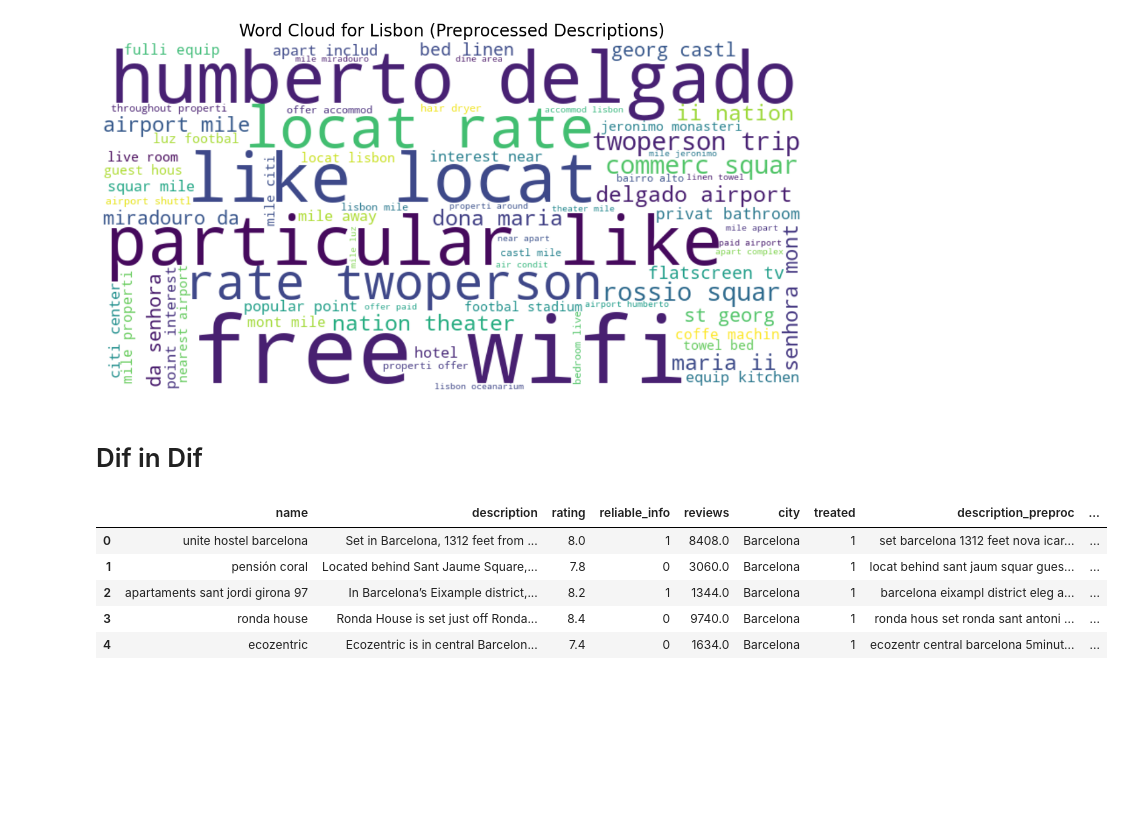
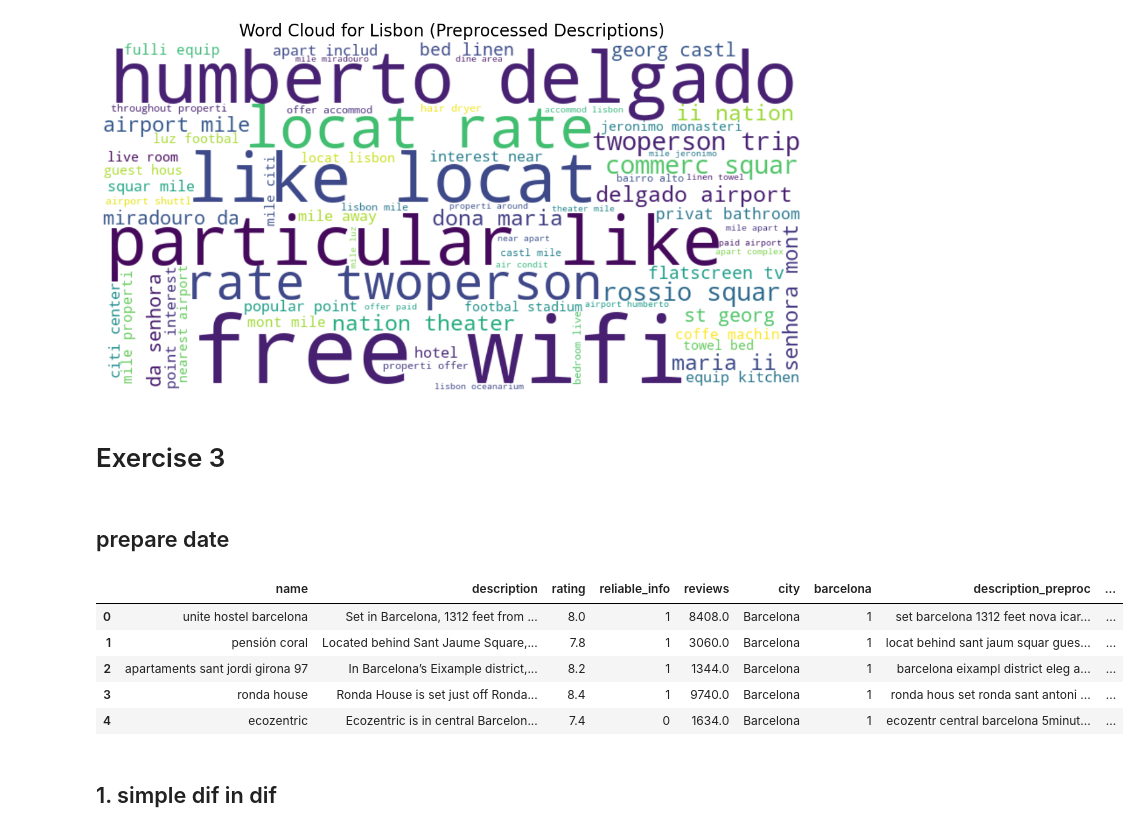
Before and after one commit to DenisProcyon/ITM_project_one, a Jupyter notebook: project.ipynb, the cells around one changed output. Drawn from its saved outputs; the diff is of its cells as text; code cells hidden in the pictures; blank space fills up the shorter version.

```diff
--- a/project.ipynb
+++ b/project.ipynb
@@ -203,22 +226,22 @@ start_pattern = re.compile(r'^Reliable Info:.*?\.', re.IGNORECASE )
 end_pattern = re.compile(r"Distance in property description is calculated using © OpenStreetMap")
 
 # Barcelona
-merged_df_B['match_start'] = merged_df_B.description_1.apply(lambda x: start_pattern.search(x))
+merged_df_B['match_start'] = merged_df_B.description_2.apply(lambda x: start_pattern.search(x))
 merged_df_B['reliable_info'] = merged_df_B['match_start'].notna().astype(int)
-print("#times Reliable Info pattern appears at the start of description_1 in Barcelona")
+print("#times Reliable Info pattern appears at the start of description in Barcelona")
 print(merged_df_B['match_start'].isna().sum())
 
-merged_df_B['match_end'] = merged_df_B.description_1.apply(lambda x: end_pattern.search(x))
-print("#times end pattern does not appear at the start of description_1 in Barcelona")
+merged_df_B['match_end'] = merged_df_B.description_2.apply(lambda x: end_pattern.search(x))
+print("#times end pattern does not appear at the start of description in Barcelona")
 print(merged_df_B['match_end'].isna().sum())
 
 # Lisbon
-merged_df_L['match_start'] = merged_df_L.description_1.apply(lambda x: start_pattern.search(x))
+merged_df_L['match_start'] = merged_df_L.description_2.apply(lambda x: start_pattern.search(x))
 merged_df_L['reliable_info'] = merged_df_L['match_start'].notna().astype(int)
-print("#times Reliable Info pattern does not appear at the start of description_1 in Lisbon")
+print("#times Reliable Info pattern does not appear at the start of description in Lisbon")
 print(merged_df_L['match_start'].isna().sum())
 
-merged_df_L['match_end'] = merged_df_L.description_1.apply(lambda x: end_pattern.search(x))
-print("#times end pattern does not appear at the start of description_1 in Lisbon")
+merged_df_L['match_end'] = merged_df_L.description_2.apply(lambda x: end_pattern.search(x))
+print("#times end pattern does not appear at the start of description in Lisbon")
 print(merged_df_L['match_end'].isna().sum())
 # %% [output]
@@ -368,3 +387,7 @@ def preprocess_stem(text):
 # apply preprocessing to both dataframes
 df_B['description_preproc'] =df_B['description'].apply(preprocess_stem)
 df_L['description_preproc'] =df_L['description'].apply(preprocess_stem)
+
+# only apply lower
+df_B['description_lower'] =df_B['description'].apply(preprocess_lower)
+df_L['description_lower'] =df_L['description'].apply(preprocess_lower)
@@ -447,8 +539,10 @@ generate_wordcloud(
 )
 # %% [output]
 [figure]
-# %% [markdown]
-# Dif in Dif
+# %% [markdown]
+# Exercise 3
+# %% [markdown]
+## prepare date
 # %%
 # Prepare data to run fixed effects model
 
@@ -457,49 +551,51 @@ df_B['city'] = 'Barcelona'
 df_L['city'] = 'Lisbon'
 
 # Add 'treated' indicator: 1 for treated group (Barcelona), 0 for control group (Lisbon)
-df_B['treated'] = 1
-df_L['treated'] = 0
+df_B['barcelona'] = 1
+df_L['barcelona'] = 0
 
 # Melt the DataFrames from wide to long format
 df_B_long = df_B.melt(
-    id_vars=['name', 'description', 'rating', 'reliable_info', 'reviews', 'city', 'treated', 'description_preproc'],
+    id_vars=['name', 'description', 'rating', 'reliable_info', 'reviews', 'city', 'barcelona', 'description_preproc'],
     value_vars=['price_1', 'price_2'],
     var_name='time_period',
     value_name='price'
 )
 
 df_L_long = df_L.melt(
-    id_vars=['name', 'description', 'rating', 'reliable_info', 'reviews', 'city', 'treated', 'description_preproc'],
+    id_vars=['name', 'description', 'rating', 'reliable_info', 'reviews', 'city', 'barcelona', 'description_preproc'],
     value_vars=['price_1', 'price_2'],
     var_name='time_period',
     value_name='price'
 )
 
 # Combine both DataFrames
 df_combined = pd.concat([df_B_long, df_L_long], ignore_index=True)
 
 # Create 'Post' indicator: 1 if 'price_2' (Post-treatment), 0 if 'price_1' (Pre-treatment)
-df_combined['Post'] = df_combined['time_period'].apply(lambda x: 1 if x == 'price_2' else 0)
+df_combined['event'] = df_combined['time_period'].apply(lambda x: 1 if x == 'price_2' else 0)
 
 # Create interaction term 'Post*Treated'
-df_combined['Post_Treated'] = df_combined['Post'] * df_combined['treated']
+df_combined['event_barcelona'] = df_combined['event'] * df_combined['barcelona']
 
 # Handle missing values and ensure 'price' is numeric
 df_combined = df_combined.dropna(subset=['price'])
 df_combined['price'] = pd.to_numeric(df_combined['price'], errors='coerce')
 
 # Convert 'reliable_info' to numeric if it's not
 if df_combined['reliable_info'].dtype == 'object':
     df_combined['reliable_info'] = pd.get_dummies(df_combined['reliable_info'], drop_first=True)
 
 # Inspect the combined DataFrame
 df_combined.head()
 # %% [output]
-|  | name | description | rating | reliable_info | reviews | city | treated | description_preproc | ... |
+|  | name | description | rating | reliable_info | reviews | city | barcelona | description_preproc | ... |
 | 0 | unite hostel barcelona | Set in Barcelona, 1312 feet from ... | 8.0 | 1 | 8408.0 | Barcelona | 1 | set barcelona 1312 feet nova icar... | ... |
-| 1 | pensión coral | Located behind Sant Jaume Square,... | 7.8 | 0 | 3060.0 | Barcelona | 1 | locat behind sant jaum squar gues... | ... |
+| 1 | pensión coral | Located behind Sant Jaume Square,... | 7.8 | 1 | 3060.0 | Barcelona | 1 | locat behind sant jaum squar gues... | ... |
 | 2 | apartaments sant jordi girona 97 | In Barcelona’s Eixample district,... | 8.2 | 1 | 1344.0 | Barcelona | 1 | barcelona eixampl district eleg a... | ... |
-| 3 | ronda house | Ronda House is set just off Ronda... | 8.4 | 0 | 9740.0 | Barcelona | 1 | ronda hous set ronda sant antoni ... | ... |
+| 3 | ronda house | Ronda House is set just off Ronda... | 8.4 | 1 | 9740.0 | Barcelona | 1 | ronda hous set ronda sant antoni ... | ... |
 | 4 | ecozentric | Ecozentric is in central Barcelon... | 7.4 | 0 | 1634.0 | Barcelona | 1 | ecozentr central barcelona 5minut... | ... |
+# %% [markdown]
+## 1. simple dif in dif
 # %%
 # Define the regression formula
```
Also changed, not shown: parts of 23 cells of this notebook.
